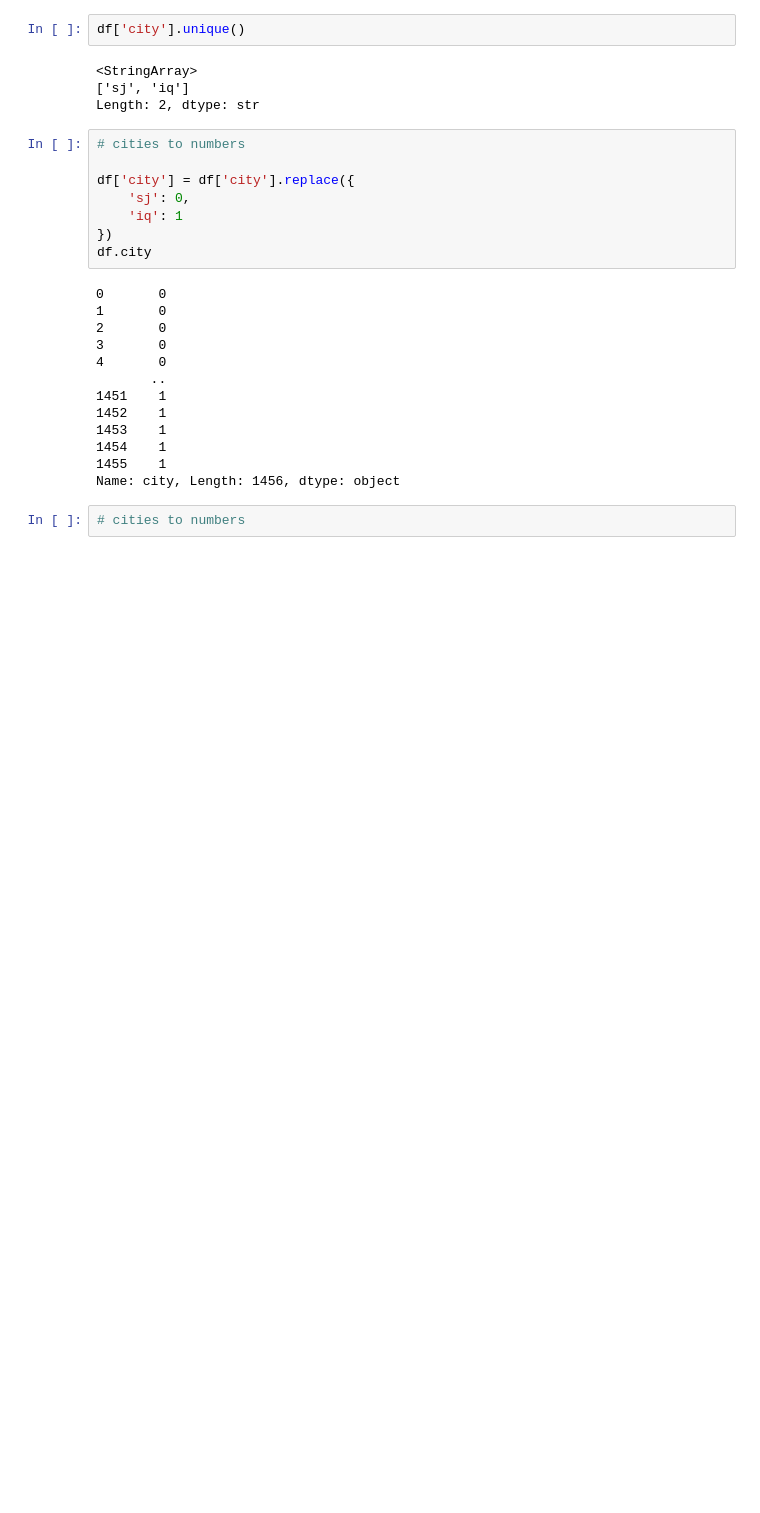
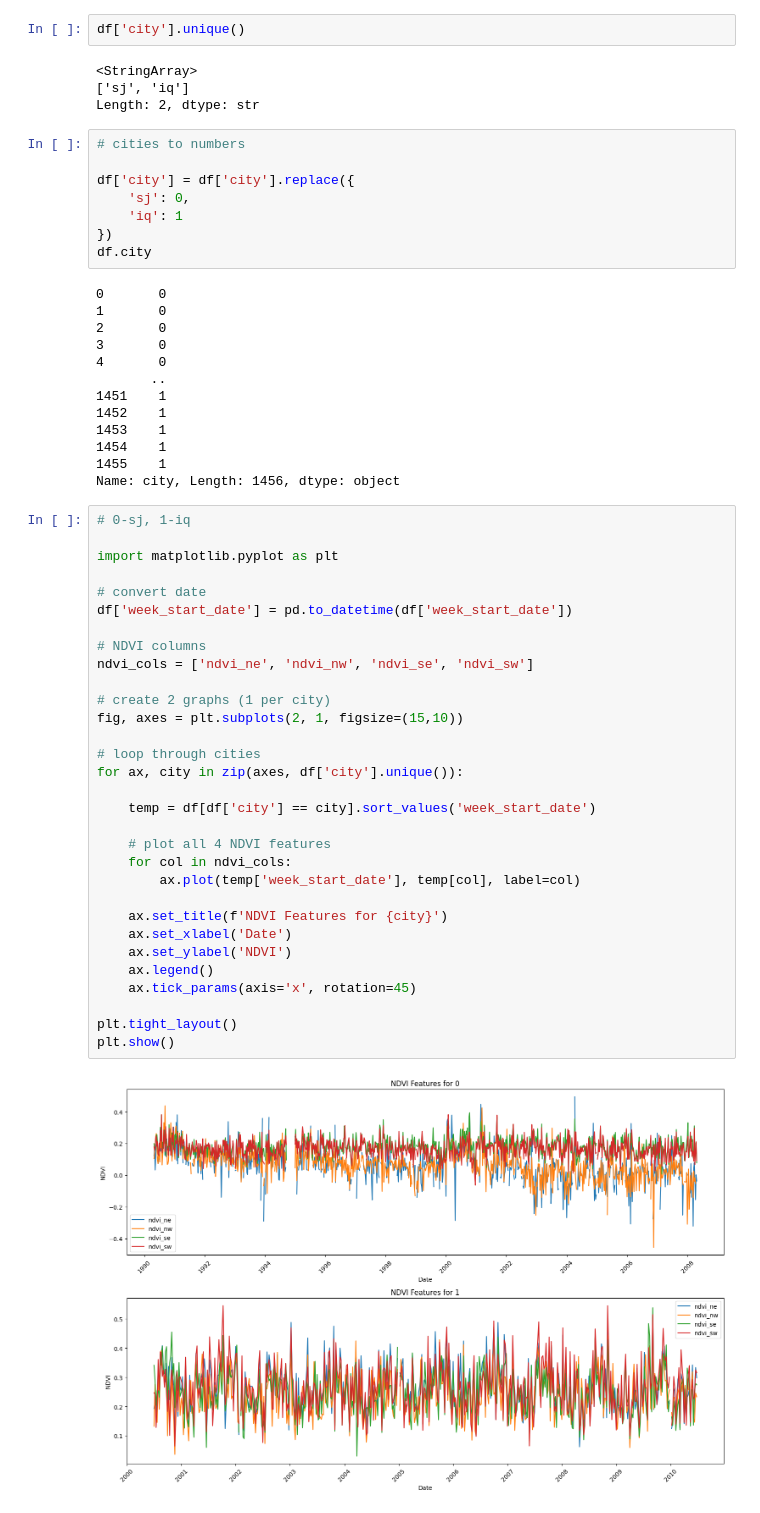
Before and after one commit to LP-cpu1113/dengu_prediction, a Jupyter notebook: test_lp.ipynb, the cells around one changed output. Cells and saved outputs as stored; diff of their text form; blank space fills up the shorter version.

Commit message:
ndvi_dependency_on _city_and_date

```diff
--- a/test_lp.ipynb
+++ b/test_lp.ipynb
@@ -147,5 +147,36 @@ df.city
 1454    1
 1455    1
 Name: city, Length: 1456, dtype: object
-# %%
-# cities to numbers
+# %%
+# 0-sj, 1-iq
+
+import matplotlib.pyplot as plt
+
+# convert date
+df['week_start_date'] = pd.to_datetime(df['week_start_date'])
+
+# NDVI columns
+ndvi_cols = ['ndvi_ne', 'ndvi_nw', 'ndvi_se', 'ndvi_sw']
+
+# create 2 graphs (1 per city)
+fig, axes = plt.subplots(2, 1, figsize=(15,10))
+
+# loop through cities
+for ax, city in zip(axes, df['city'].unique()):
+
+    temp = df[df['city'] == city].sort_values('week_start_date')
+
+    # plot all 4 NDVI features
+    for col in ndvi_cols:
+        ax.plot(temp['week_start_date'], temp[col], label=col)
+
+    ax.set_title(f'NDVI Features for {city}')
+    ax.set_xlabel('Date')
+    ax.set_ylabel('NDVI')
+    ax.legend()
+    ax.tick_params(axis='x', rotation=45)
+
+plt.tight_layout()
+plt.show()
+# %% [output]
+[figure, added]
```
